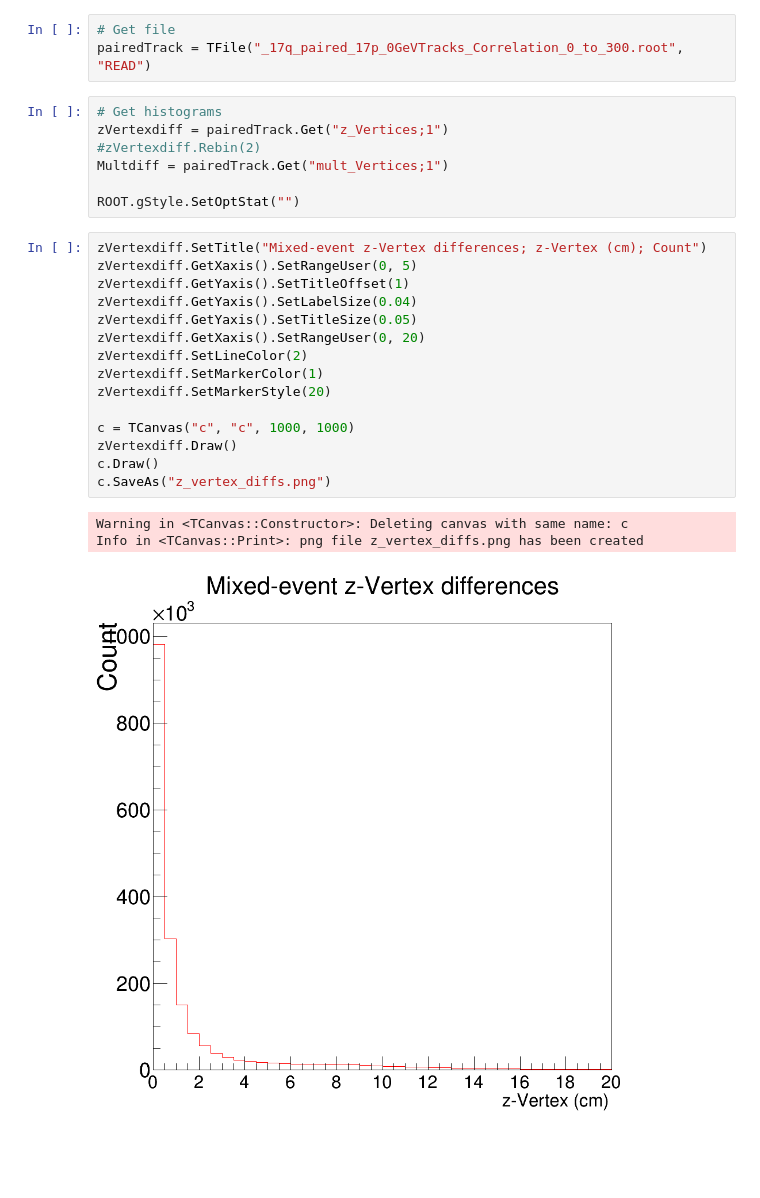
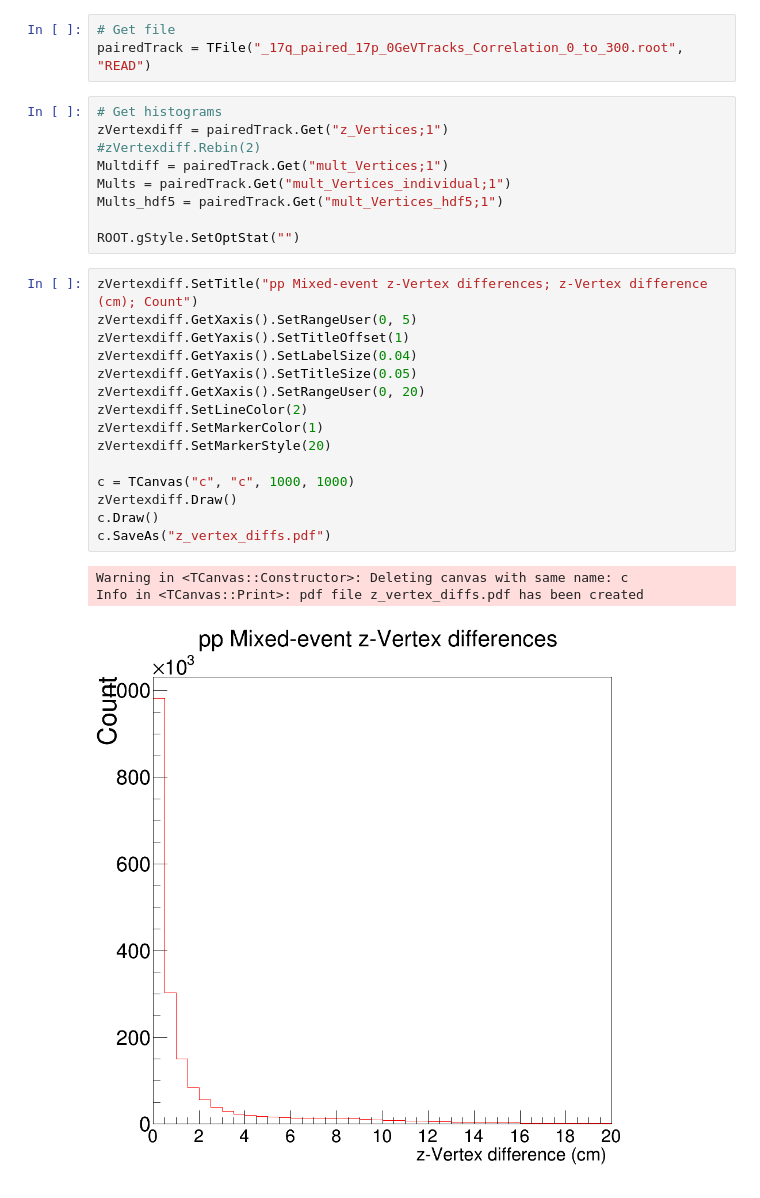
Before and after one commit to ivanache/heavy_ion_data, a Jupyter notebook: mixing/Difference_graph_processor.ipynb, the cells around one changed output. Drawn from its saved outputs; the diff is of its cells as text; blank space fills up the shorter version.

```diff
--- a/mixing/Difference_graph_processor.ipynb
+++ b/mixing/Difference_graph_processor.ipynb
@@ -12,26 +10,28 @@ pairedTrack = TFile("_17q_paired_17p_0GeVTracks_Correlation_0_to_300.root", "REA
 zVertexdiff = pairedTrack.Get("z_Vertices;1")
 #zVertexdiff.Rebin(2)
 Multdiff = pairedTrack.Get("mult_Vertices;1")
+Mults = pairedTrack.Get("mult_Vertices_individual;1")
+Mults_hdf5 = pairedTrack.Get("mult_Vertices_hdf5;1")
 
 ROOT.gStyle.SetOptStat("")
 # %%
-zVertexdiff.SetTitle("Mixed-event z-Vertex differences; z-Vertex (cm); Count")
+zVertexdiff.SetTitle("pp Mixed-event z-Vertex differences; z-Vertex difference (cm); Count")
 zVertexdiff.GetXaxis().SetRangeUser(0, 5)
 zVertexdiff.GetYaxis().SetTitleOffset(1)
 zVertexdiff.GetYaxis().SetLabelSize(0.04)
 zVertexdiff.GetYaxis().SetTitleSize(0.05)
 zVertexdiff.GetXaxis().SetRangeUser(0, 20)
 zVertexdiff.SetLineColor(2)
 zVertexdiff.SetMarkerColor(1)
 zVertexdiff.SetMarkerStyle(20)
 
 c = TCanvas("c", "c", 1000, 1000)
 zVertexdiff.Draw()
 c.Draw()
-c.SaveAs("z_vertex_diffs.png")
+c.SaveAs("z_vertex_diffs.pdf")
 # %% [output]
 Warning in <TCanvas::Constructor>: Deleting canvas with same name: c
-Info in <TCanvas::Print>: png file z_vertex_diffs.png has been created
+Info in <TCanvas::Print>: pdf file z_vertex_diffs.pdf has been created
-[figure, old version]
+[figure, new version]
 # %%
 c.Clear()
```
Also changed, not shown: parts of 6 cells of this notebook, 27 other files.
